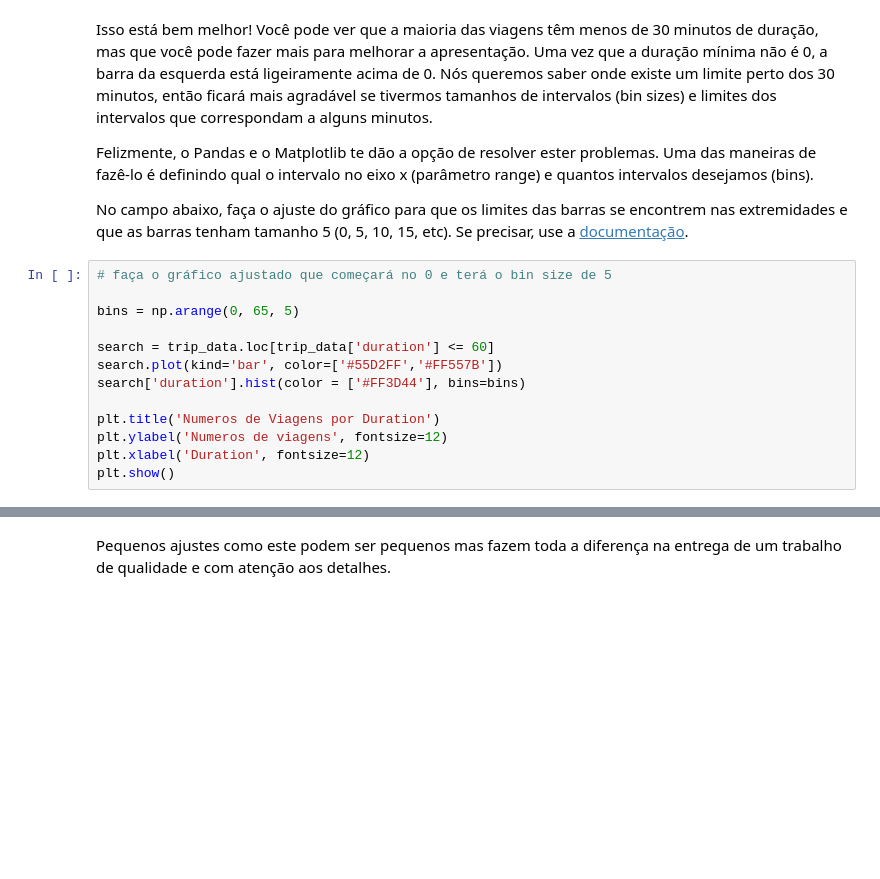
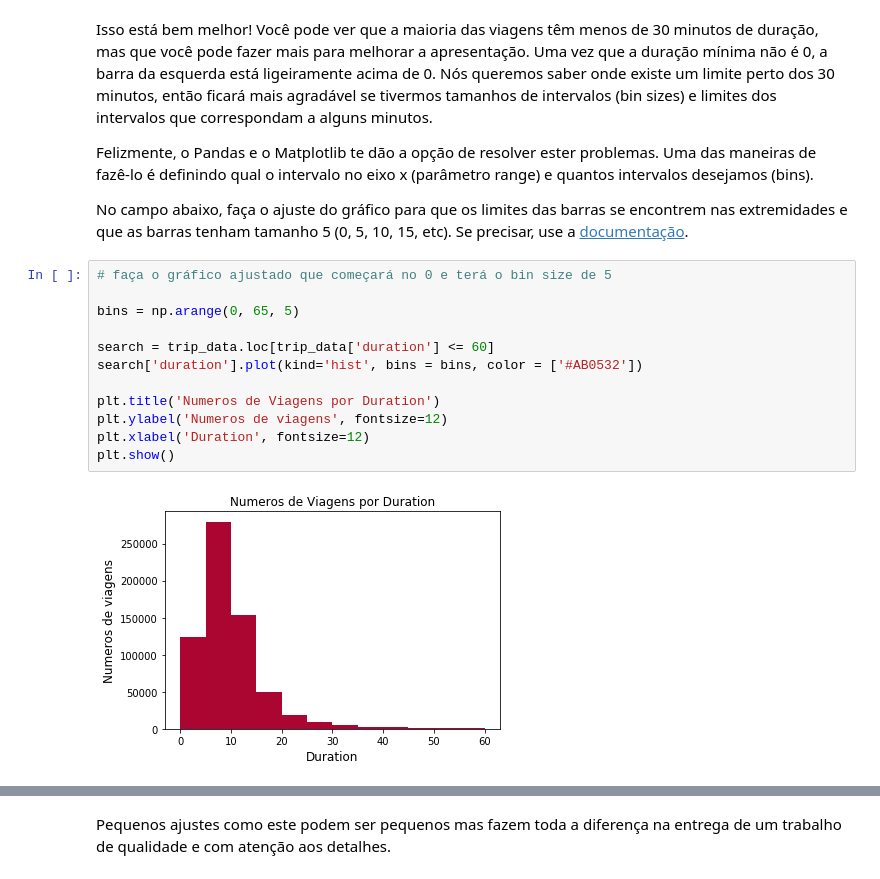
Before and after one commit to julianyraiol/analysis-of-bay-area-bike-share-nfds, a Jupyter notebook: Analise_Bay_Area_Bike_Share-NDFDSI.ipynb, the cells around one changed output, grey strips where cells are left out. Drawn from its saved outputs; the diff is of its cells as text; blank space fills up the shorter version.

```diff
--- a/Analise_Bay_Area_Bike_Share-NDFDSI.ipynb
+++ b/Analise_Bay_Area_Bike_Share-NDFDSI.ipynb
@@ -365,16 +367,17 @@ No campo abaixo, faça o ajuste do gráfico para que os limites das barras se en
 # %%
 # faça o gráfico ajustado que começará no 0 e terá o bin size de 5
 
 bins = np.arange(0, 65, 5)
 
 search = trip_data.loc[trip_data['duration'] <= 60]
-search.plot(kind='bar', color=['#55D2FF','#FF557B'])
-search['duration'].hist(color = ['#FF3D44'], bins=bins)
+search['duration'].plot(kind='hist', bins = bins, color = ['#AB0532'])
 
 plt.title('Numeros de Viagens por Duration')
 plt.ylabel('Numeros de viagens', fontsize=12)
 plt.xlabel('Duration', fontsize=12)
 plt.show()
+# %% [output]
+[figure, added]
 # %%
 # rode esta linha para verificar como deve ficar o seu gráfico
 usage_plot(trip_data, 'duration', ['duration < 60'], boundary = 0, bin_width = 5)
```
Also changed, not shown: parts of 22 cells of this notebook, 2 other files.
